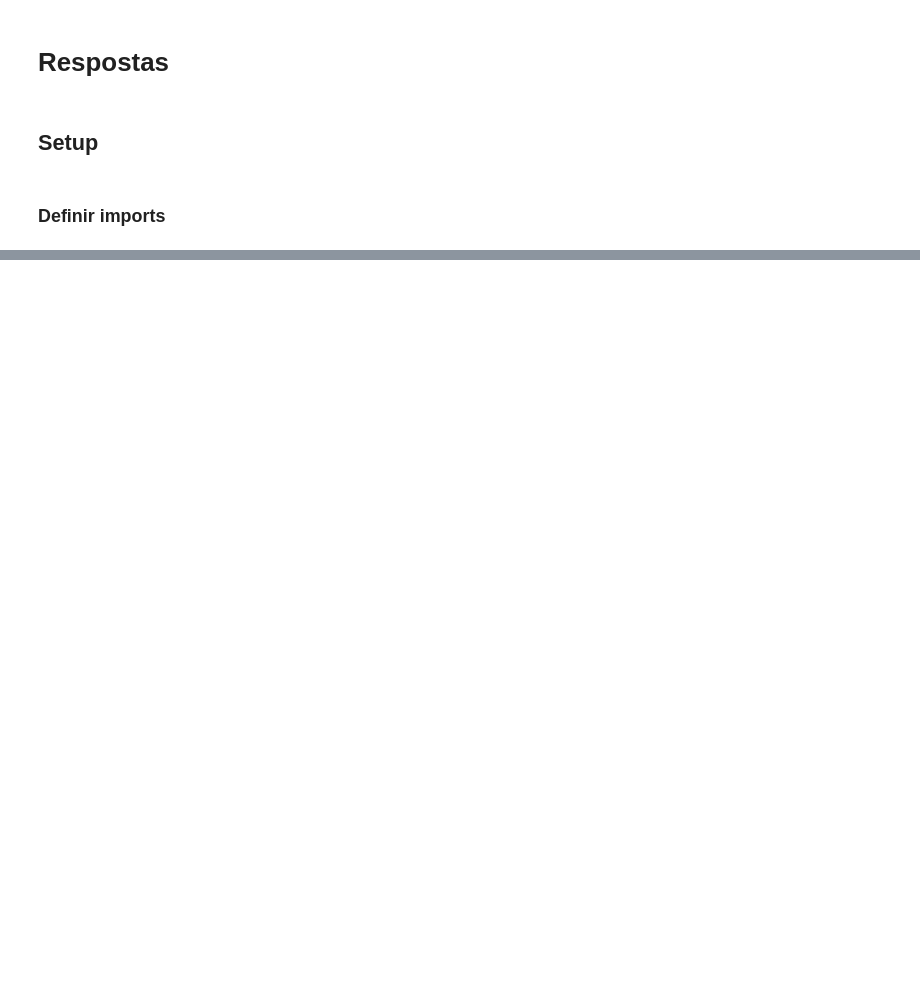
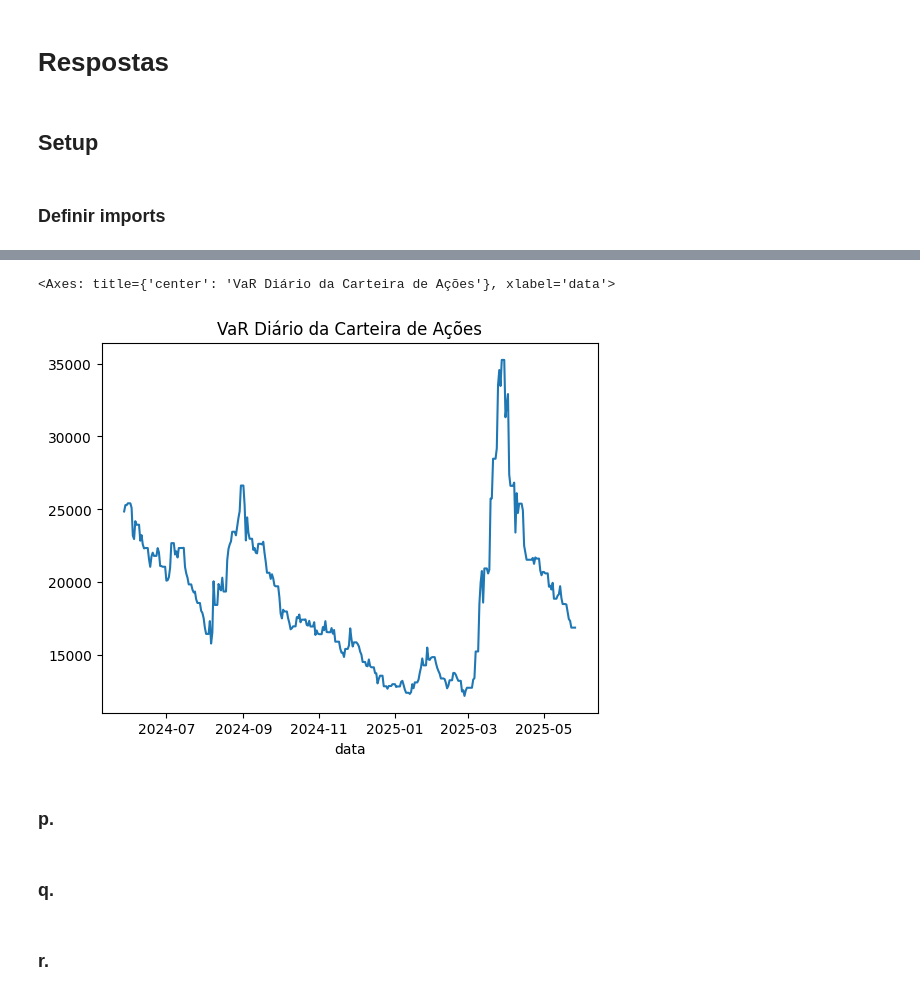
Before and after one commit to brenodsp/trabalho_risco, a Jupyter notebook: respostas.ipynb, the cells around one changed output, grey strips where cells are left out. Cells and saved outputs as stored; diff of their text form; code cells hidden in the pictures; blank space fills up the shorter version.

```diff
--- a/respostas.ipynb
+++ b/respostas.ipynb
@@ -24,0 +167,6 @@ data_handler = InputsDataHandler()
+# %%
+posicoes_acoes = [
+    Posicao(AcoesBr.EMBRAER, 1500, data_handler),
+    Posicao(AcoesBr.CASAS_BAHIA, 24500, data_handler),
+    Posicao(AcoesUs.FORD_MOTORS, 1700, data_handler)
+]
@@ -24,0 +176,6 @@ data_handler = InputsDataHandler()
+# %%
+intervalo_datas_pd = date_range(
+    start=datetime(2024, 5, 28),
+    end=datetime(2025, 5, 26)
+)
+intervalo_datas = [d.date() for d in intervalo_datas_pd]
@@ -24,0 +184,27 @@ data_handler = InputsDataHandler()
+# %%
+lista_var_diario = []
+total_dias = len(intervalo_datas)
+passo_aviso = total_dias // 3
+for n, dia in enumerate(intervalo_datas):
+    diff = total_dias - n
+    if (diff in [passo_aviso, 2 * passo_aviso]) or (n == 0) or (diff == 1):
+        print(f" Calculando VaR diário para {diff} dias restantes...")
+
+    carteira_diaria = Carteira(posicoes_acoes, dia)
+    calculadora_var_historico_diario = VarHistorico(
+        carteira_diaria,
+        MatrizFatoresRisco(carteira_diaria, data_handler),
+        data_handler
+    )
+
+    var_diario = DataFrame({
+        "data": [dia],
+        "var_diario": [calculadora_var_historico_diario.var_historico_carteira(
+            500,
+            IntervaloConfianca.P99
+        )]
+    })
+
+    lista_var_diario.append(var_diario)
+
+concat(lista_var_diario, ignore_index=True)
@@ -24,0 +229,13 @@ data_handler = InputsDataHandler()
+# %%
+concat(lista_var_diario, ignore_index=True).set_index("data").var_diario.plot(
+    title="VaR Diário da Carteira de Ações"
+)
+# %% [output]
+<Axes: title={'center': 'VaR Diário da Carteira de Ações'}, xlabel='data'>
+[figure, added]
+# %% [markdown]
+### p.
+# %% [markdown]
+### q.
+# %% [markdown]
+### r.
```
Also changed, not shown: parts of 33 cells of this notebook.
